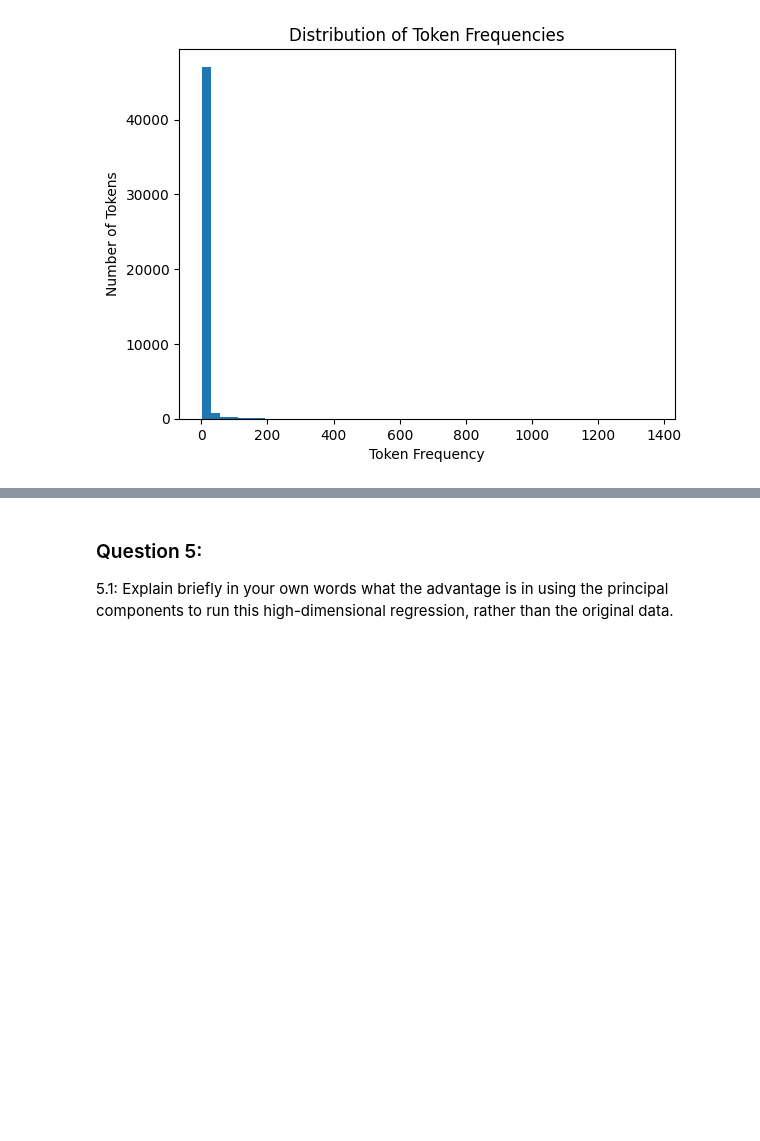
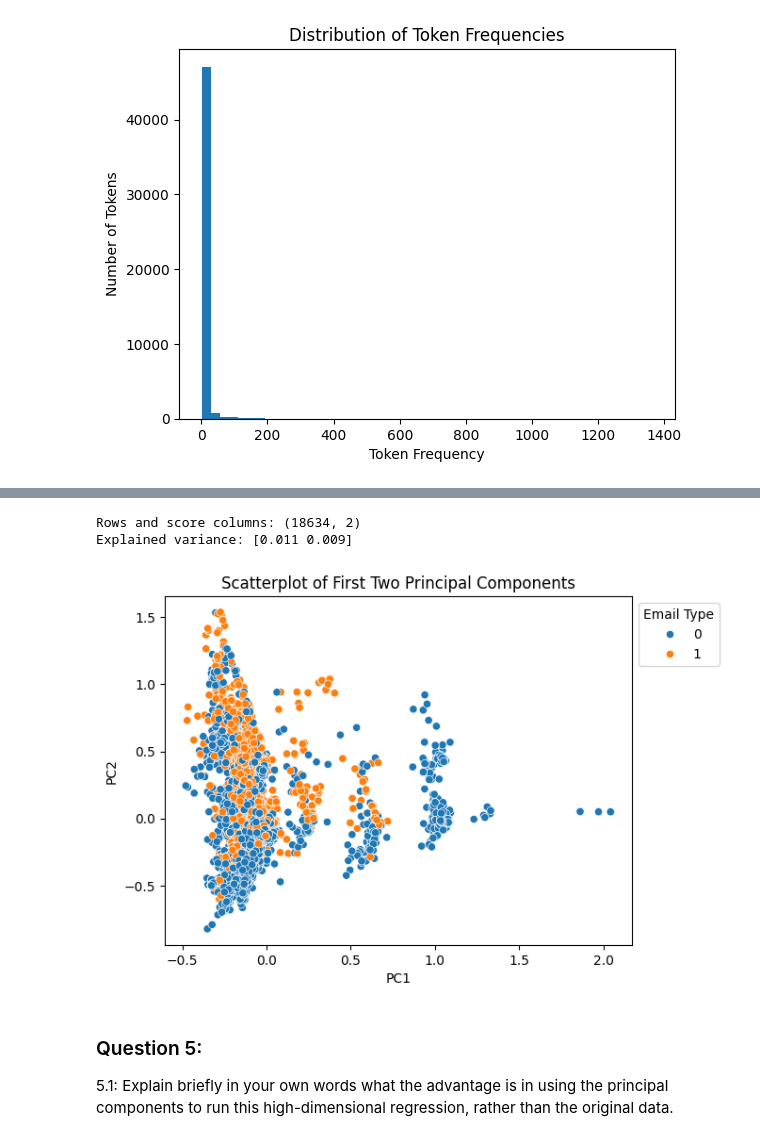
Before and after one commit to voleann/A05-pca, a Jupyter notebook: notebook.ipynb, the cells around one changed output, grey strips where cells are left out. Saved outputs shown, nothing was run; the diff lists cells and outputs as text; code cells hidden in the pictures; blank space fills up the shorter version.

```diff
--- a/notebook.ipynb
+++ b/notebook.ipynb
@@ -120,14 +151,36 @@ print('Test set:', X_test.shape)
 # %%
 ### Question 3:
 
 ## 3.1 and 3.2: Take the matrix of one-hot-encoded tokens (the data, less the outcome variable, Email Type) and perform a
 ## principal components analysis decomposition with two components.
+from sklearn.decomposition import PCA
+import seaborn as sns
+
+pca = PCA(n_components=2)
+pca.fit(X)
+X_pca = pca.transform(X)
+
+print('Rows and score columns:', X_pca.shape)
+print('Explained variance:', pca.explained_variance_ratio_.round(3))
 
 
 ## 3.3, 3.4, 3.5: Plot the first two principal components in a scatter plot and hue the points by whether they are a phishing scam or not.
+pca_df = pd.DataFrame(X_pca, columns=['PC1', 'PC2'])
+pca_df['Email Type'] = y.values
+ax = sns.scatterplot(data=pca_df, x='PC1', y='PC2', hue='Email Type')
+sns.move_legend(ax, "upper left", bbox_to_anchor=(1, 1))
+plt.title('Scatterplot of First Two Principal Components')
+plt.show()
 
 
 ## 3.6: Do you notice any patterns?
+# The first two principal components don't clearly separate the spam and non-spam emails since there is alot of overlap between
+# the two groups. However, there are some smaller clusters mostly at higher PC1 values that are mostly non-spam emails. Since the
+# first two components only explain about 2% of the total variance, they only show a limited amount of the information in the original data.
+# %% [output]
+Rows and score columns: (18634, 2)
+Explained variance: [0.011 0.009]
+[figure, added]
 # %%
 ### Question 4:
 
```
Also changed, not shown: parts of 2 cells of this notebook.
